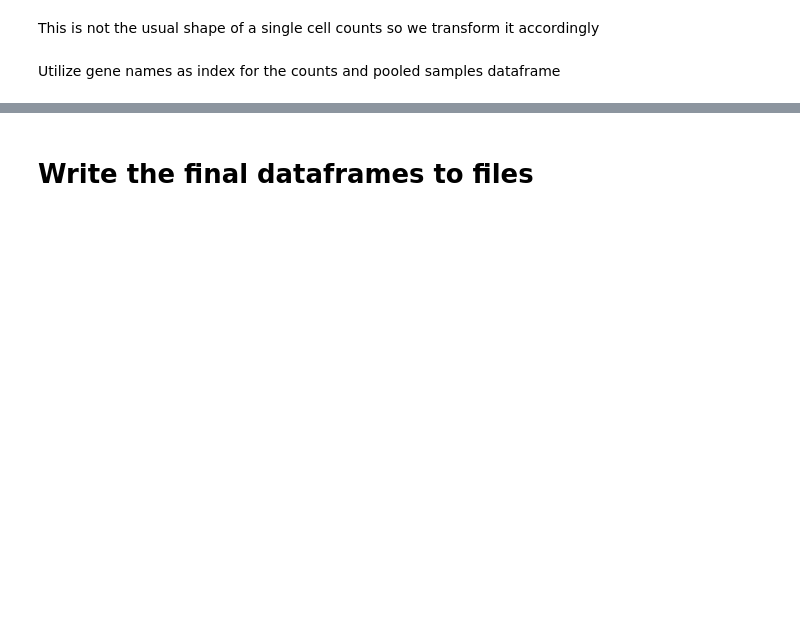
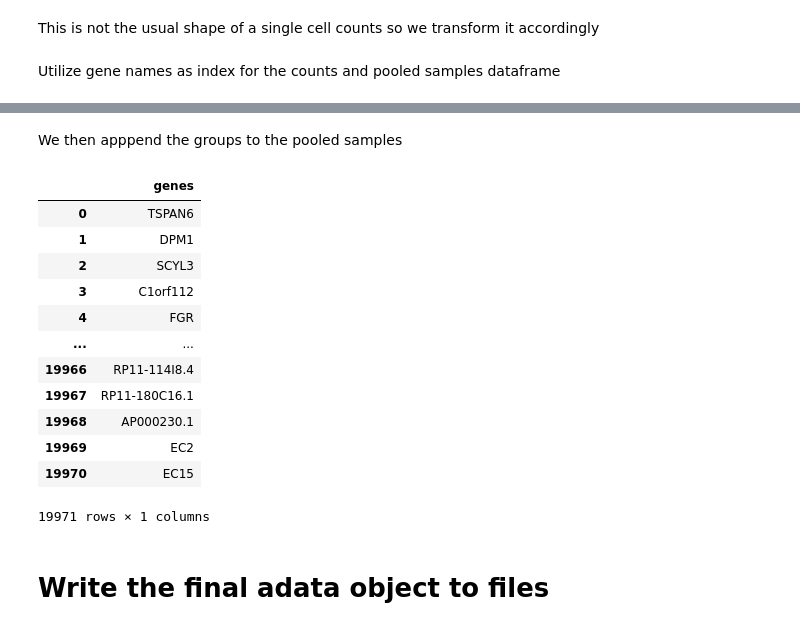
Before and after one commit to KyriakosPsa/BreastCancer-SingleCell, a Jupyter notebook: preprocessing.ipynb, the cells around one changed output, grey strips where cells are left out. Saved outputs shown, nothing was run; the diff lists cells and outputs as text; code cells hidden in the pictures; blank space fills up the shorter version.

```diff
--- a/preprocessing.ipynb
+++ b/preprocessing.ipynb
@@ -154,2 +195,34 @@ cell_counts = cell_counts.T
+# %% [markdown]
+We then apppend the groups to the pooled samples
+# %%
+total_groups = list(cell_counts.columns[:13])
+total_groups.extend(tumour_groups)
+# %%
+cells = cell_counts_t.index
+genes = cell_counts_t.columns
+# %%
+cell_counts_temp = csr_matrix(cell_counts_t.values, dtype=np.float32)
+adata = ad.AnnData(cell_counts_temp)
+# %%
+adata.obs['cells'] = cells
+adata.obs['tumour groups'] = cells
+adata.var['genes'] = genes
+adata.obs['tumour groups'] = total_groups
+# %%
+adata.var
+# %% [output]
+|  | genes |
+| 0 | TSPAN6 |
+| 1 | DPM1 |
+| 2 | SCYL3 |
+| 3 | C1orf112 |
+| 4 | FGR |
+| ... | ... |
+| 19966 | RP11-114I8.4 |
+| 19967 | RP11-180C16.1 |
+| 19968 | AP000230.1 |
+| 19969 | EC2 |
+| 19970 | EC15 |
+19971 rows × 1 columns
 # %% [markdown]
-# Write the final dataframes to files
+# Write the final adata object to files
```
Also changed, not shown: parts of 10 cells of this notebook.
